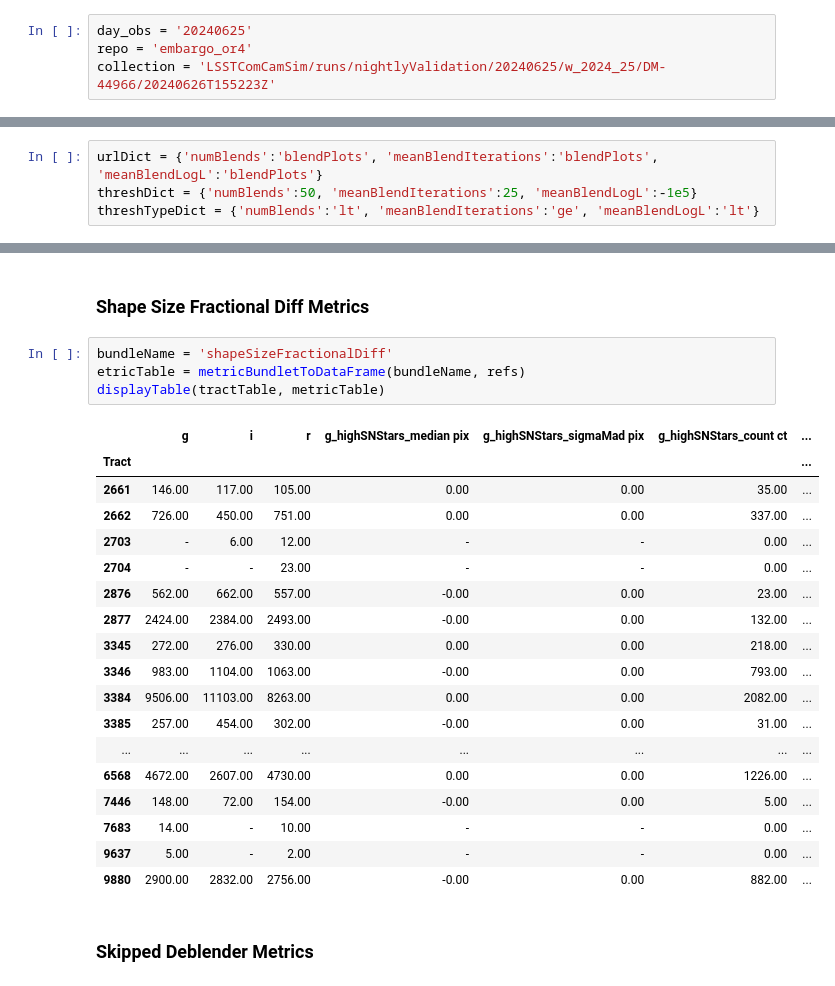
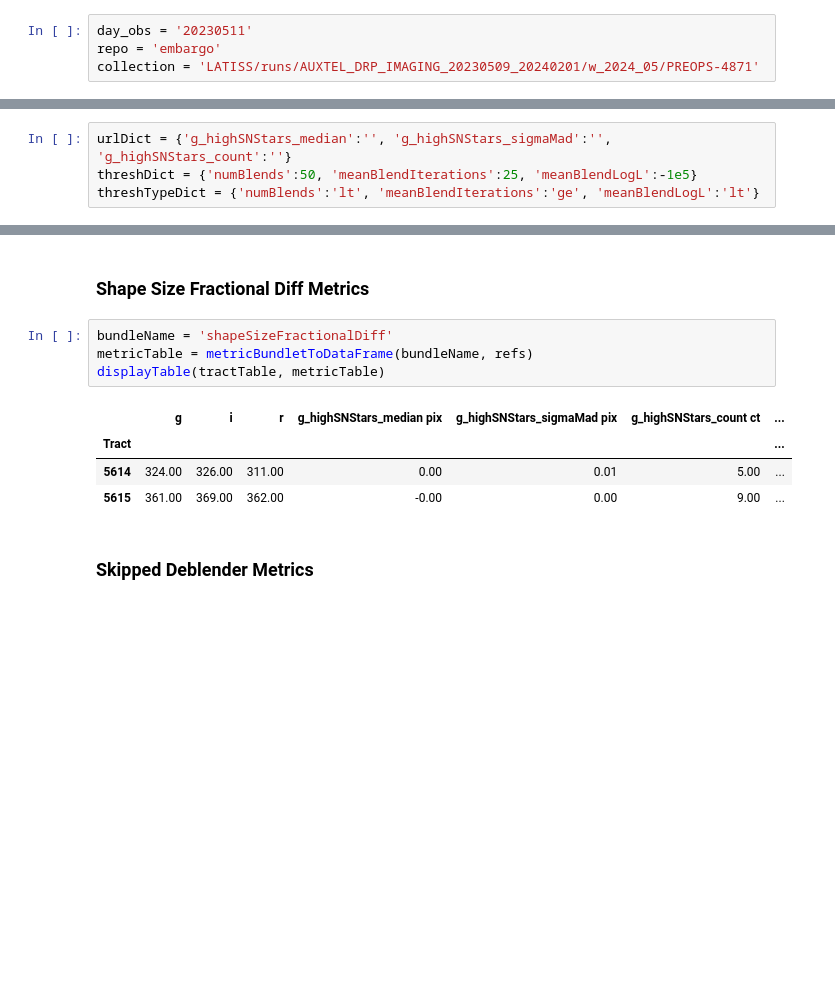
Before and after one commit to lsst-dm/vv-team-notebooks, a Jupyter notebook: reports/CoaddMetricsViewer.ipynb, the cells around one changed output, grey strips where cells are left out. Saved outputs shown, nothing was run; the diff lists cells and outputs as text; blank space fills up the shorter version.

```diff
--- a/reports/CoaddMetricsViewer.ipynb
+++ b/reports/CoaddMetricsViewer.ipynb
@@ -7,9 +7,9 @@ Bear in mind highlighting assumes a gaussian-ish distribution, meaning that some
 
 Columns named after a band show the number of exposures of that band that have gone into making the coadd (so, "200" under "g" for tract row "500" means that that 200 g-band exposures have gone into creating all the coadds that cover tract 500).
 # %%
-day_obs = '20240625'
-repo = 'embargo_or4'
-collection = 'LSSTComCamSim/runs/nightlyValidation/20240625/w_2024_25/DM-44966/20240626T155223Z'
+day_obs = '20230511'
+repo = 'embargo'
+collection = 'LATISS/runs/AUXTEL_DRP_IMAGING_20230509_20240201/w_2024_05/PREOPS-4871'
 # %%
 import lsst.daf.butler as dafButler
 
@@ -26,6 +26,6 @@ collectionUrl = 'AUXTEL_DRP_IMAGING_20230509_20240201/w_2024_05/PREOPS-4871'
 plotNavUrl = 'https://usdf-rsp-dev.slac.stanford.edu/plot-navigator'
 # %%
-urlDict = {'numBlends':'blendPlots', 'meanBlendIterations':'blendPlots', 'meanBlendLogL':'blendPlots'}
+urlDict = {'g_highSNStars_median':'', 'g_highSNStars_sigmaMad':'', 'g_highSNStars_count':''}
 threshDict = {'numBlends':50, 'meanBlendIterations':25, 'meanBlendLogL':-1e5}
 threshTypeDict = {'numBlends':'lt', 'meanBlendIterations':'ge', 'meanBlendLogL':'lt'}
 # %%
@@ -245,27 +141,13 @@ displayTable(tractTable, metricTable)
 ### Shape Size Fractional Diff Metrics
 # %%
 bundleName = 'shapeSizeFractionalDiff'
-etricTable = metricBundletToDataFrame(bundleName, refs)
+metricTable = metricBundletToDataFrame(bundleName, refs)
 displayTable(tractTable, metricTable)
 # %% [output]
 |  | g | i | r | g_highSNStars_median pix | g_highSNStars_sigmaMad pix | g_highSNStars_count ct | ... |
 | Tract |  |  |  |  |  |  | ... |
-| 2661 | 146.00 | 117.00 | 105.00 | 0.00 | 0.00 | 35.00 | ... |
-| 2662 | 726.00 | 450.00 | 751.00 | 0.00 | 0.00 | 337.00 | ... |
-| 2703 | - | 6.00 | 12.00 | - | - | 0.00 | ... |
-| 2704 | - | - | 23.00 | - | - | 0.00 | ... |
-| 2876 | 562.00 | 662.00 | 557.00 | -0.00 | 0.00 | 23.00 | ... |
-| 2877 | 2424.00 | 2384.00 | 2493.00 | -0.00 | 0.00 | 132.00 | ... |
-| 3345 | 272.00 | 276.00 | 330.00 | 0.00 | 0.00 | 218.00 | ... |
-| 3346 | 983.00 | 1104.00 | 1063.00 | -0.00 | 0.00 | 793.00 | ... |
-| 3384 | 9506.00 | 11103.00 | 8263.00 | 0.00 | 0.00 | 2082.00 | ... |
-| 3385 | 257.00 | 454.00 | 302.00 | -0.00 | 0.00 | 31.00 | ... |
-| ... | ... | ... | ... | ... | ... | ... | ... |
-| 6568 | 4672.00 | 2607.00 | 4730.00 | 0.00 | 0.00 | 1226.00 | ... |
-| 7446 | 148.00 | 72.00 | 154.00 | -0.00 | 0.00 | 5.00 | ... |
-| 7683 | 14.00 | - | 10.00 | - | - | 0.00 | ... |
-| 9637 | 5.00 | - | 2.00 | - | - | 0.00 | ... |
-| 9880 | 2900.00 | 2832.00 | 2756.00 | -0.00 | 0.00 | 882.00 | ... |
+| 5614 | 324.00 | 326.00 | 311.00 | 0.00 | 0.01 | 5.00 | ... |
+| 5615 | 361.00 | 369.00 | 362.00 | -0.00 | 0.00 | 9.00 | ... |
 # %% [markdown]
 ### Skipped Deblender Metrics
 # %%
```
Also changed, not shown: parts of 19 cells of this notebook, 1 other file.
